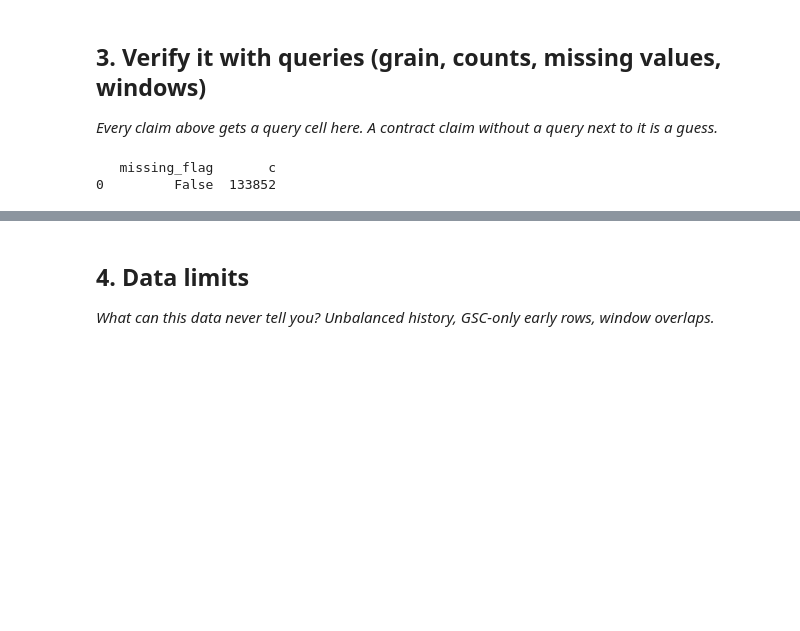
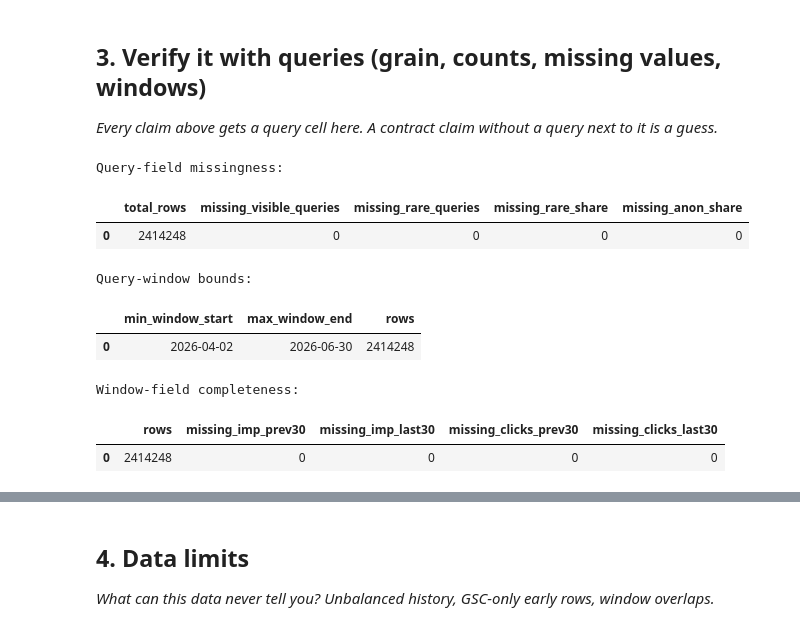
Before and after one commit to AhmedMahmoud-123/FlyRank_AI, a Jupyter notebook: work/notebooks/w03_data_contract.ipynb, the cells around one changed output, grey strips where cells are left out. Cells and saved outputs as stored; diff of their text form; code cells hidden in the pictures; blank space fills up the shorter version.

```diff
--- a/work/notebooks/w03_data_contract.ipynb
+++ b/work/notebooks/w03_data_contract.ipynb
@@ -106,19 +108,67 @@ no overlap between features and label inputs — OK
 ## 3. Verify it with queries (grain, counts, missing values, windows)
 
 *Every claim above gets a query cell here. A contract claim without a query next to it is a guess.*
-# %%
-missing = con.sql(f"""
-    WITH per_content AS (
-        SELECT content_hash_id,
-               ANY_VALUE(content_visible_query_count) IS NULL AS missing_flag
-        FROM {TABLES['fact_query_90d']}
-        GROUP BY content_hash_id
-    )
-    SELECT missing_flag, COUNT(*) AS c
-    FROM per_content
-    GROUP BY missing_flag
-""").df()
-print(missing)
-# %% [output]
-   missing_flag       c
-0         False  133852
+# %%
+# Check missingness in the query-level fields we plan to use
+missing = con.sql(f"""
+    SELECT
+        COUNT(*) AS total_rows,
+        COUNT(*) FILTER (
+            WHERE content_visible_query_count IS NULL
+        ) AS missing_visible_queries,
+        COUNT(*) FILTER (
+            WHERE rare_query_count IS NULL
+        ) AS missing_rare_queries,
+        COUNT(*) FILTER (
+            WHERE rare_impressions_share IS NULL
+        ) AS missing_rare_share,
+        COUNT(*) FILTER (
+            WHERE anonymized_impressions_share IS NULL
+        ) AS missing_anon_share
+    FROM {TABLES['fact_query_90d']}
+""").df()
+
+print("Query-field missingness:")
+display(missing)
+# %% [output]
+Query-field missingness:
+|  | total_rows | missing_visible_queries | missing_rare_queries | missing_rare_share | missing_anon_share |
+| 0 | 2414248 | 0 | 0 | 0 | 0 |
+# %%
+# Verify the query table's available windows
+window_bounds = con.sql(f"""
+    SELECT
+        MIN(window_start) AS min_window_start,
+        MAX(window_end) AS max_window_end,
+        COUNT(*) AS rows
+    FROM {TABLES['fact_query_90d']}
+""").df()
+
+print("Query-window bounds:")
+display(window_bounds)
+# %% [output]
+Query-window bounds:
+|  | min_window_start | max_window_end | rows |
+| 0 | 2026-04-02 | 2026-06-30 | 2414248 |
+# %%
+# Verify that prev30 and last30 fields actually exist
+window_fields = con.sql(f"""
+    SELECT
+        COUNT(*) AS rows,
+        COUNT(*) FILTER (WHERE impressions_prev30 IS NULL)
+            AS missing_imp_prev30,
+        COUNT(*) FILTER (WHERE impressions_last30 IS NULL)
+            AS missing_imp_last30,
+        COUNT(*) FILTER (WHERE clicks_prev30 IS NULL)
+            AS missing_clicks_prev30,
+        COUNT(*) FILTER (WHERE clicks_last30 IS NULL)
+            AS missing_clicks_last30
+    FROM {TABLES['fact_query_90d']}
+""").df()
+
+print("Window-field completeness:")
+display(window_fields)
+# %% [output]
+Window-field completeness:
+|  | rows | missing_imp_prev30 | missing_imp_last30 | missing_clicks_prev30 | missing_clicks_last30 |
+| 0 | 2414248 | 0 | 0 | 0 | 0 |
```
Also changed, not shown: parts of 9 cells of this notebook.
